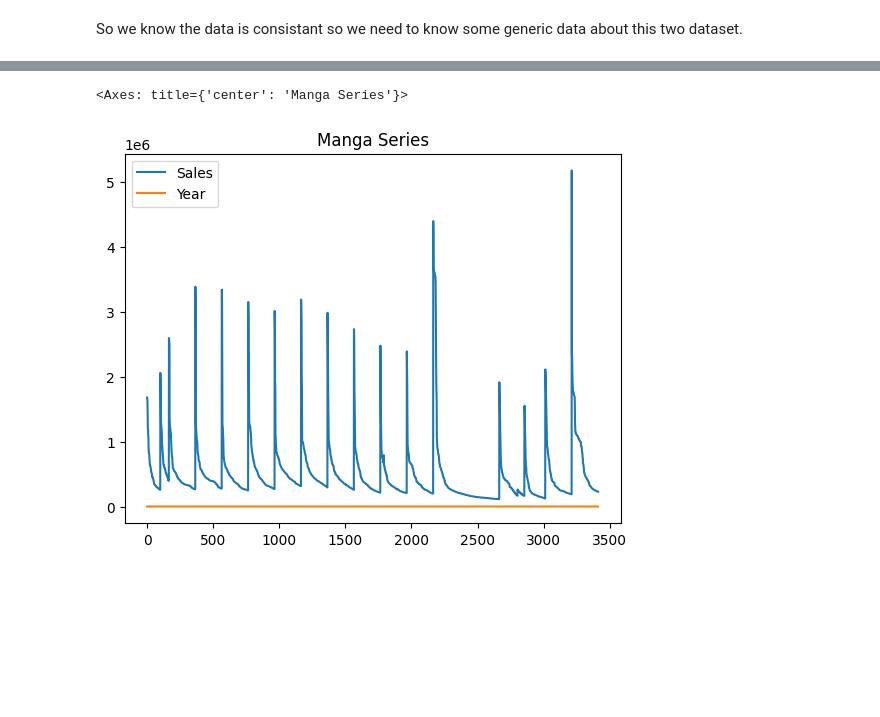
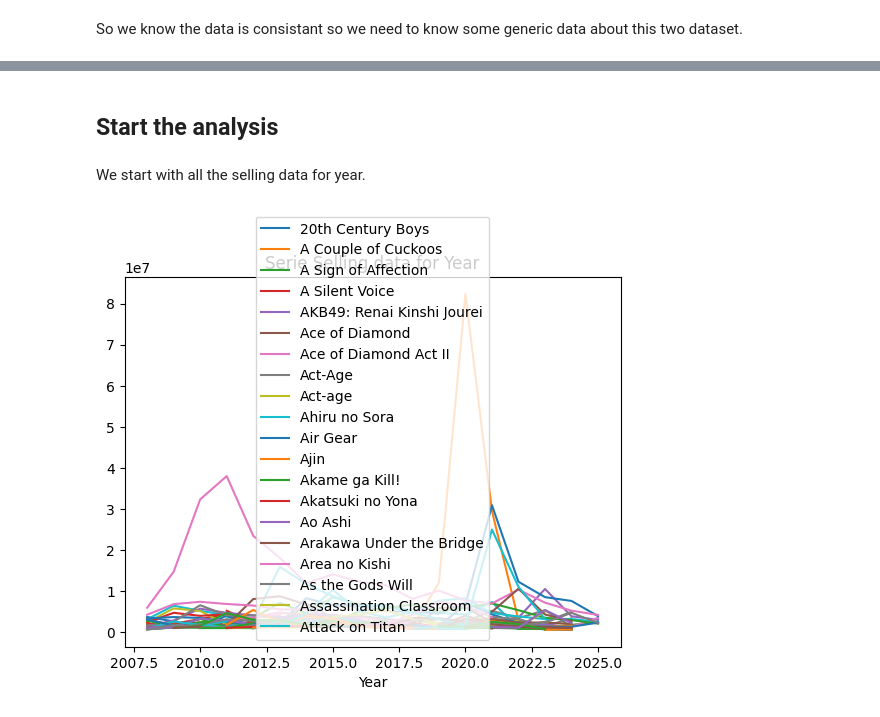
Before and after one commit to fundor333/fundor333.github.io, a Jupyter notebook: content/post/2026/using-pandas-for-getting-data-and-analise-them/index.ipynb, the cells around one changed output, grey strips where cells are left out. Saved outputs shown, nothing was run; the diff lists cells and outputs as text; code cells hidden in the pictures; blank space fills up the shorter version.

Commit message:
Start post

```diff
--- a/content/post/2026/using-pandas-for-getting-data-and-analise-them/index.ipynb
+++ b/content/post/2026/using-pandas-for-getting-data-and-analise-them/index.ipynb
@@ -49,8 +55,8 @@ Found 2 tables on the page.
 Starting with the scrape of the page with Pandas. In this case it returnes 2 table in pandas.DataFrame
 # %%
 if len(tables) >= 2:
-    table_series = tables[0]
-    table_volumes = tables[1]
+    table_series = tables[1]
+    table_volumes = tables[0]
 
 else:
     print("Error: The page does not contain enough tables.")
@@ -114,5 +136,16 @@ None
+# %% [markdown]
+## Start the analysis
+# %% [markdown]
+We start with all the selling data for year.
 # %%
-table_series[["Title","Sales","Year"]].plot(title="Manga Series")
+df_pivot = table_series.pivot(index='Year', columns='Volume', values='Sales')
+
+ax = df_pivot.plot()
+
+handles, labels = ax.get_legend_handles_labels()
+ax.legend(handles[:20], labels[:20])
+
+plt.title('Serie Selling data for Year')
+plt.show()
 # %% [output]
-<Axes: title={'center': 'Manga Series'}>
-[figure, old version]
+[figure, new version]
```
Also changed, not shown: parts of 23 cells of this notebook, 5 other files.
